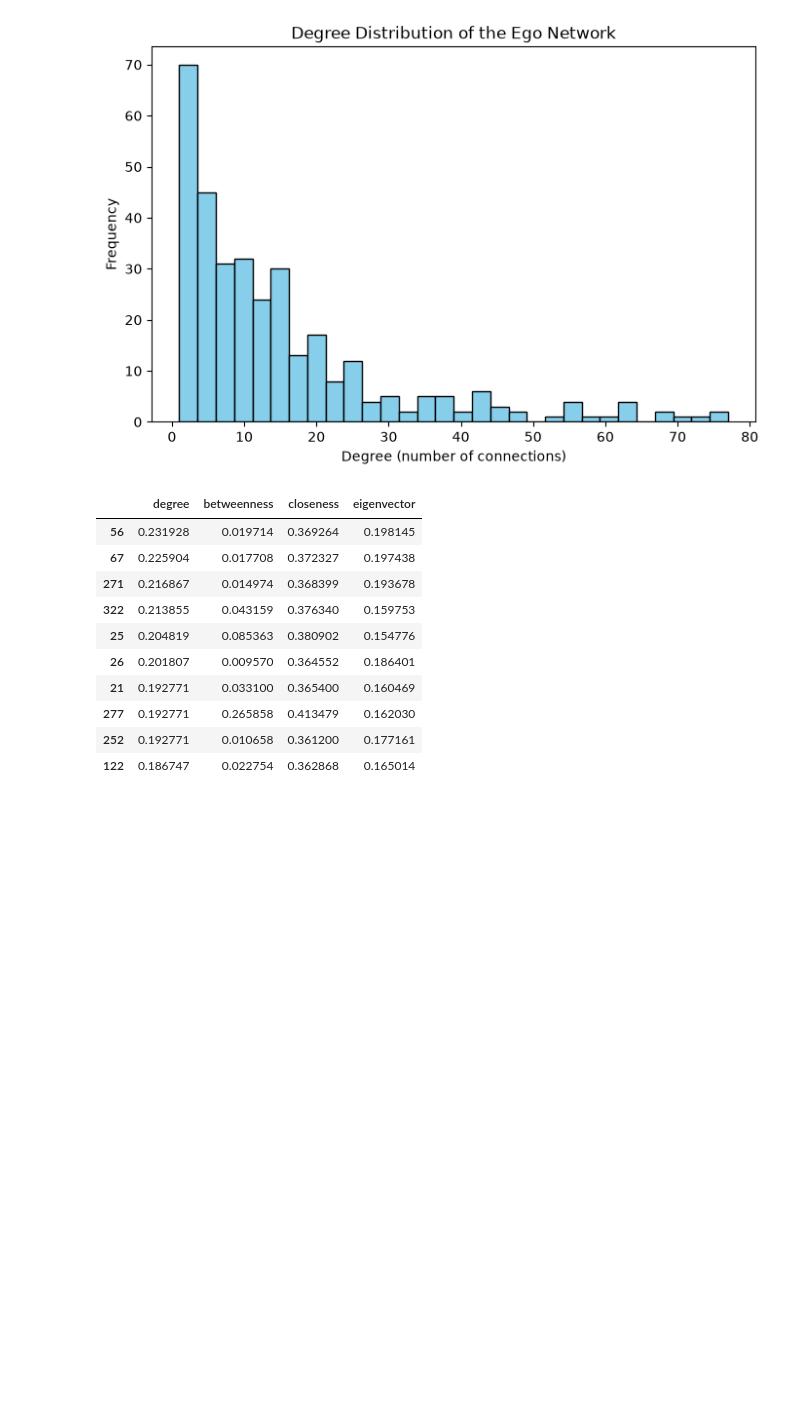
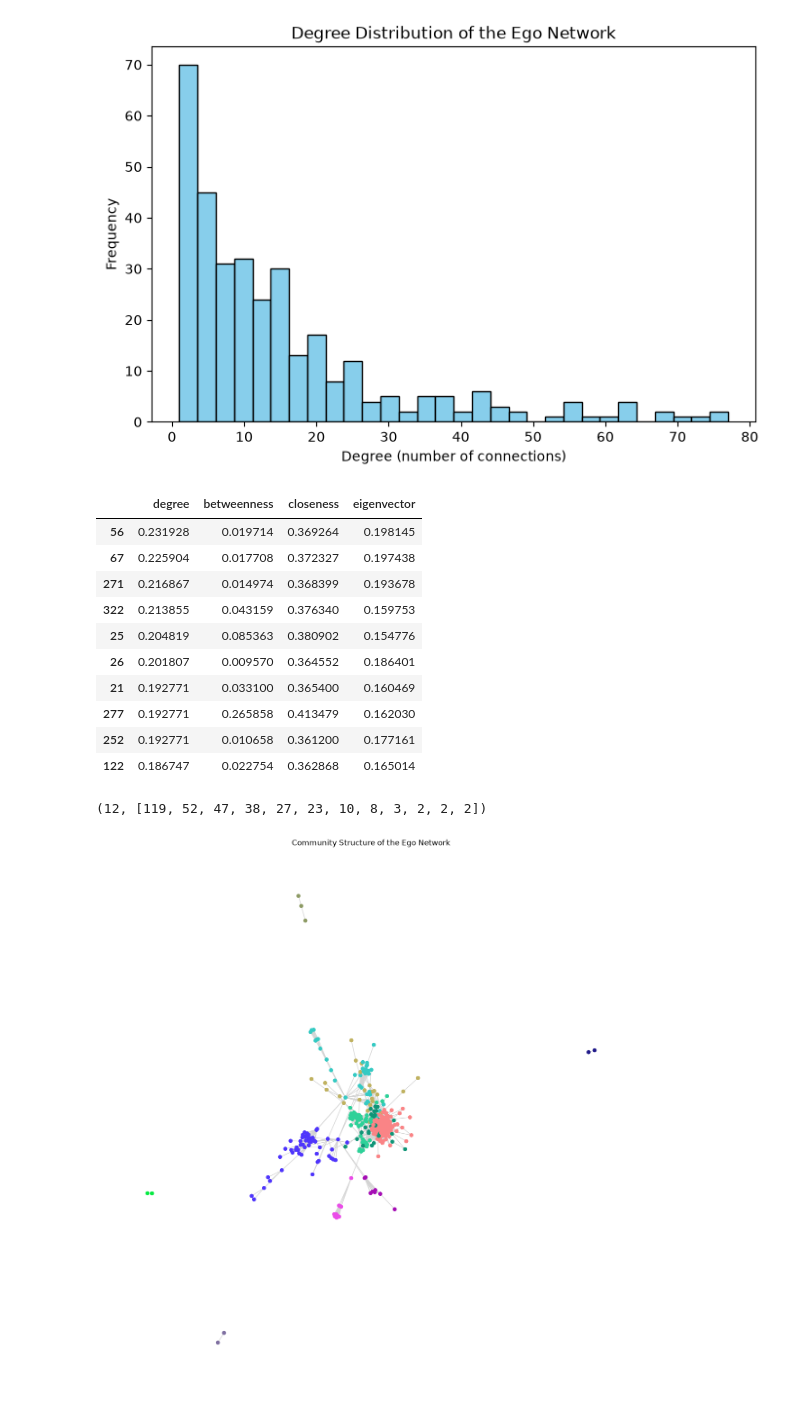
Before and after one commit to missmadam1881-oss/SNA-Tool, a Jupyter notebook: notebooks/01_data_exploration.ipynb, the cells around one changed output. Drawn from its saved outputs; the diff is of its cells as text; code cells hidden in the pictures; blank space fills up the shorter version.

Commit message:
Added community detection and community visualisation

```diff
--- a/notebooks/01_data_exploration.ipynb
+++ b/notebooks/01_data_exploration.ipynb
@@ -185,3 +185,48 @@ centrality_df.sort_values("degree", ascending=False).head(10)
 | 277 | 0.192771 | 0.265858 | 0.413479 | 0.162030 |
 | 252 | 0.192771 | 0.010658 | 0.361200 | 0.177161 |
 | 122 | 0.186747 | 0.022754 | 0.362868 | 0.165014 |
+# %%
+# — Community Detection using Greedy Modularity
+
+from networkx.algorithms.community import greedy_modularity_communities
+
+# Detect communities
+communities = greedy_modularity_communities(G)
+
+# Convert to list of lists for readability
+community_list = [list(c) for c in communities]
+
+# Number of communities
+num_communities = len(community_list)
+
+# Sizes of each community
+community_sizes = [len(c) for c in community_list]
+
+num_communities, community_sizes
+# %% [output]
+(12, [119, 52, 47, 38, 27, 23, 10, 8, 3, 2, 2, 2])
+# %%
+# — Visualise communities with different colours (SciPy-free version)
+
+import matplotlib.pyplot as plt
+import random
+
+# Assign each community a random colour
+color_map = {}
+for i, community in enumerate(community_list):
+    colour = (random.random(), random.random(), random.random())
+    for node in community:
+        color_map[node] = colour
+
+# Create a list of colours for each node
+node_colors = [color_map[node] for node in G.nodes()]
+
+# Use spring layout (does NOT require SciPy)
+pos = nx.spring_layout(G, seed=42)
+
+plt.figure(figsize=(12, 12))
+nx.draw(G, pos, node_color=node_colors, node_size=30, edge_color="lightgray")
+plt.title("Community Structure of the Ego Network")
+plt.show()
+# %% [output]
+[figure, added]
```
